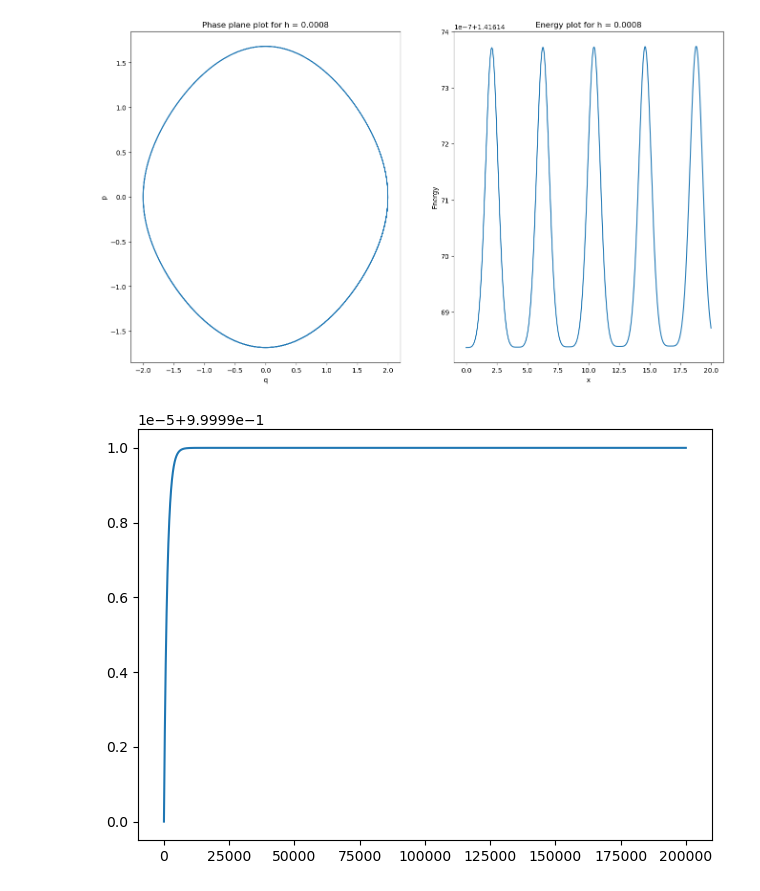
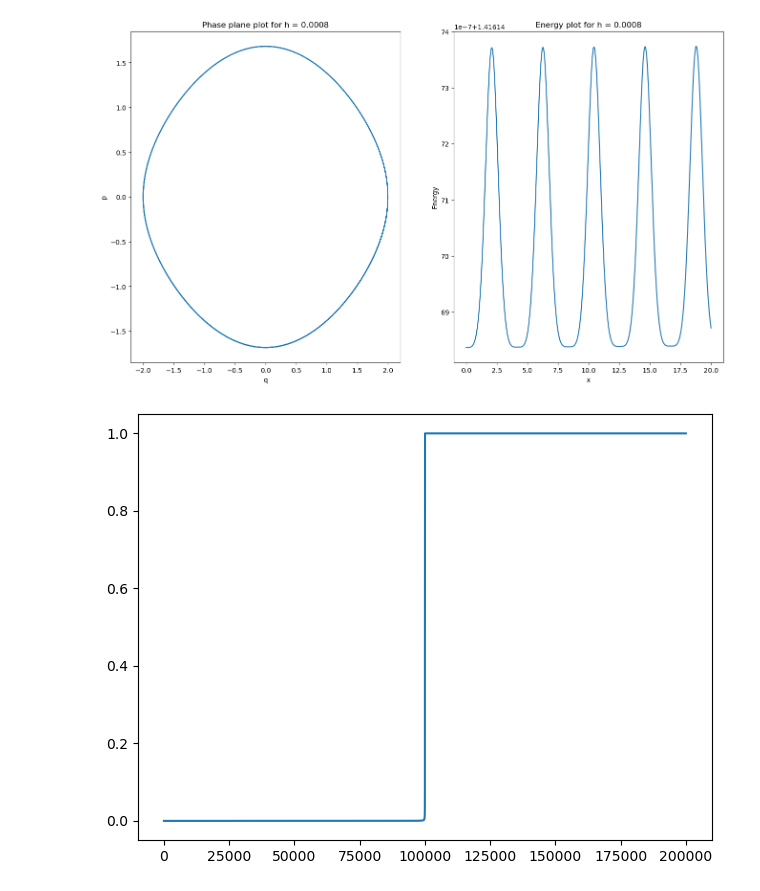
Before and after one commit to nhatthanhtran/225B, a Jupyter notebook: Project2/Project2.ipynb, the cells around one changed output. Saved outputs shown, nothing was run; the diff lists cells and outputs as text; code cells hidden in the pictures.

```diff
--- a/Project2/Project2.ipynb
+++ b/Project2/Project2.ipynb
@@ -319,17 +319,17 @@ def f(y,t): return y**2 - y**3
 delta = np.array([1e-5])
 h = 1
 a = 0
-b = np.divide(2,delta)/100
+b = np.divide(2,delta)
 # Implicit Midpoint
 t = np.arange(start=a, stop=b, step=h)
-s = implicit_midpoint(f, t, step, delta).flatten()
+s = implicit_midpoint(f, t, h, delta).flatten()
 
 plt.figure()
 plt.plot(t, s)
 plt.tight_layout()
 
 
-s = trapezoid(f, t, step, delta).flatten()
+s = trapezoid(f, t, h, delta).flatten()
 
 plt.figure()
 plt.plot(t, s)
@@ -337,35 +337,35 @@ plt.tight_layout()
 
 
 
-s = bdf(f, t, step, 1 - delta).flatten()
+s = bdf(f, t, h, delta).flatten()
 
 plt.figure()
 plt.plot(t, s)
 plt.tight_layout()
 
 
 # fig, axs = plt.subplots(nrows=len(h), ncols=2, figsize=(16,9))
 
 # for (step, pt), ax in zip(it.product(h,plot_type),axs.flat):
 #     t = np.arange(start=a, stop=b, step=step)
 #     s = multi_step_methodA(f, t, step, initial)
 #     energy = compute_energy(s)
 #     if pt == "energy":
 #         ax.plot(t, energy)
 #         ax.set_xlabel("x")
 #         ax.set_ylabel("Energy")
 #         ax.set_title(f'Energy plot for h = {step}')
 #     else:
 #         ax.plot(s[1,:],s[0,:])
 #         ax.set_xlabel("q")
 #         ax.set_ylabel("p")
 #         ax.set_title(f'Phase plane plot for h = {step}')
 #     # ax.plot(s[1,:])
 
 # fig.tight_layout()
 # fig.suptitle("Method A")
 # fig.tight_layout()
 # plt.savefig("project1_expEuler")
 # plt.close
 # %% [output]
-[figure, old version]
+[figure, new version]
```
